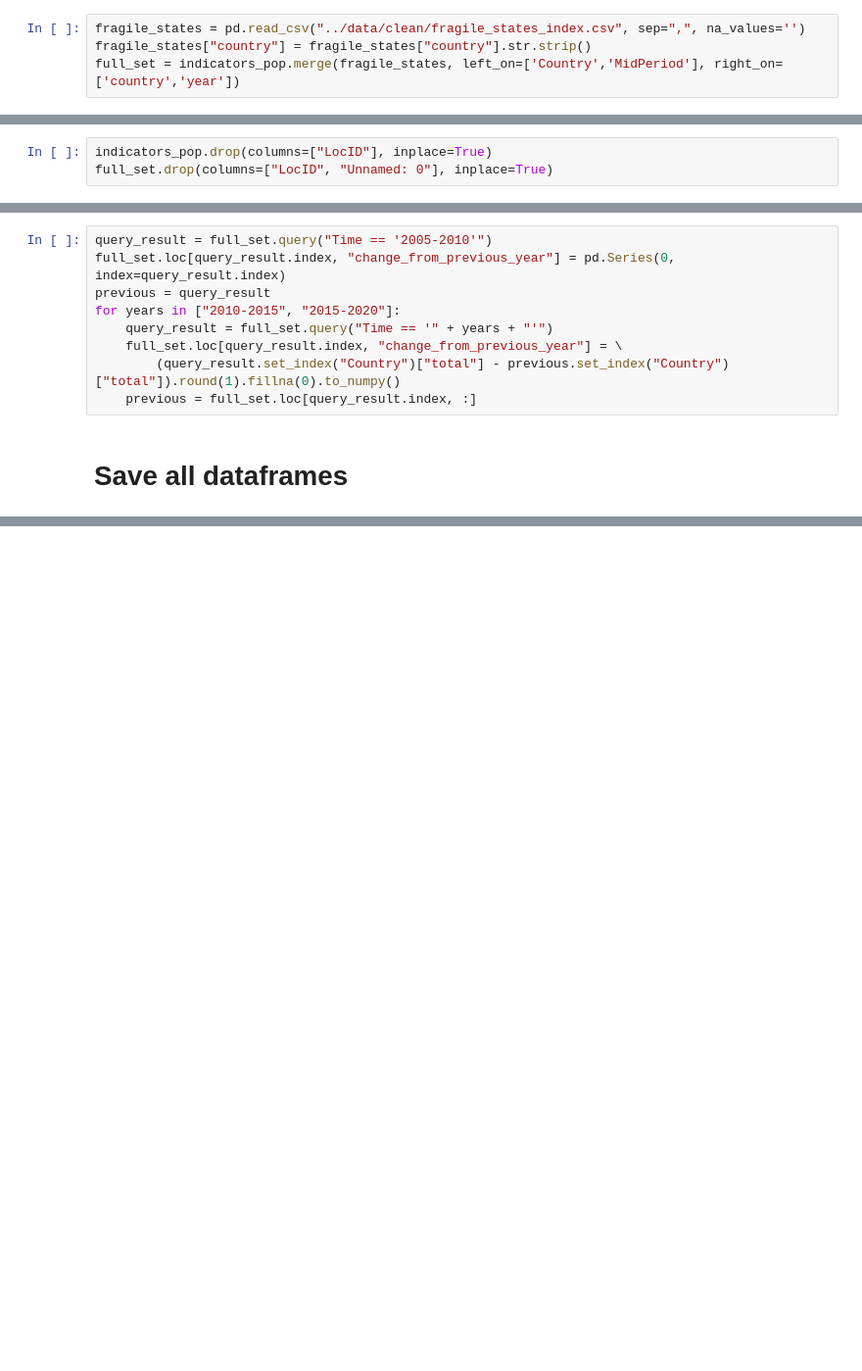
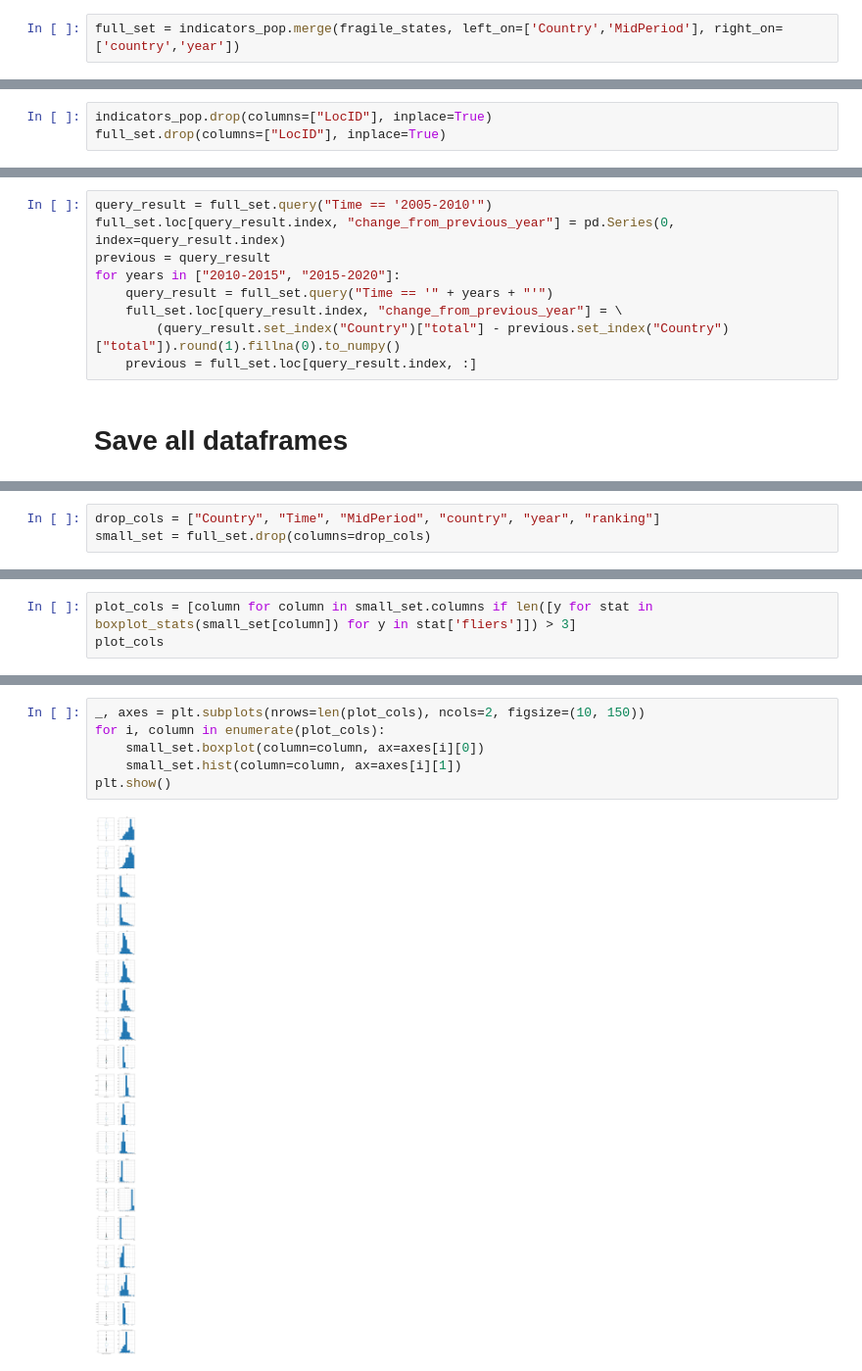
Before and after one commit to oStritze/dopp3, a Jupyter notebook: src/total.ipynb, the cells around one changed output, grey strips where cells are left out. Shown at 98% size. Cells and saved outputs as stored; diff of their text form; blank space fills up the shorter version.

```diff
--- a/src/total.ipynb
+++ b/src/total.ipynb
@@ -81,6 +106,4 @@ indicators_pop[scale_cols] = indicators_pop[scale_cols].div(indicators_pop["PopT
 # %%
-fragile_states = pd.read_csv("../data/clean/fragile_states_index.csv", sep=",", na_values='')
-fragile_states["country"] = fragile_states["country"].str.strip()
 full_set = indicators_pop.merge(fragile_states, left_on=['Country','MidPeriod'], right_on=['country','year'])
 # %% [markdown]
 ## Concat not merged countries manually
@@ -144,7 +167,7 @@ list(set(fragile_states["country"]).difference(set(full_set["country"])))
 ## Drop unused/duplicated columns
 # %%
 indicators_pop.drop(columns=["LocID"], inplace=True)
-full_set.drop(columns=["LocID", "Unnamed: 0"], inplace=True)
+full_set.drop(columns=["LocID"], inplace=True)
 # %% [markdown]
 ## Calculate the index change from the previous 5 year
 # %%
@@ -165,0 +215,3 @@ full_set.to_csv(index=False, path_or_buf="../data/clean/full_set.csv")
+# %%
+drop_cols = ["Country", "Time", "MidPeriod", "country", "year", "ranking"]
+small_set = full_set.drop(columns=drop_cols)
@@ -165,0 +220,3 @@ full_set.to_csv(index=False, path_or_buf="../data/clean/full_set.csv")
+# %%
+plot_cols = [column for column in small_set.columns if len([y for stat in boxplot_stats(small_set[column]) for y in stat['fliers']]) > 3]
+plot_cols
@@ -165,0 +243,8 @@ full_set.to_csv(index=False, path_or_buf="../data/clean/full_set.csv")
+# %%
+_, axes = plt.subplots(nrows=len(plot_cols), ncols=2, figsize=(10, 150))
+for i, column in enumerate(plot_cols):
+    small_set.boxplot(column=column, ax=axes[i][0])
+    small_set.hist(column=column, ax=axes[i][1])
+plt.show()
+# %% [output]
+[figure, added]
```
Also changed, not shown: parts of 29 cells of this notebook, 3 other files.
